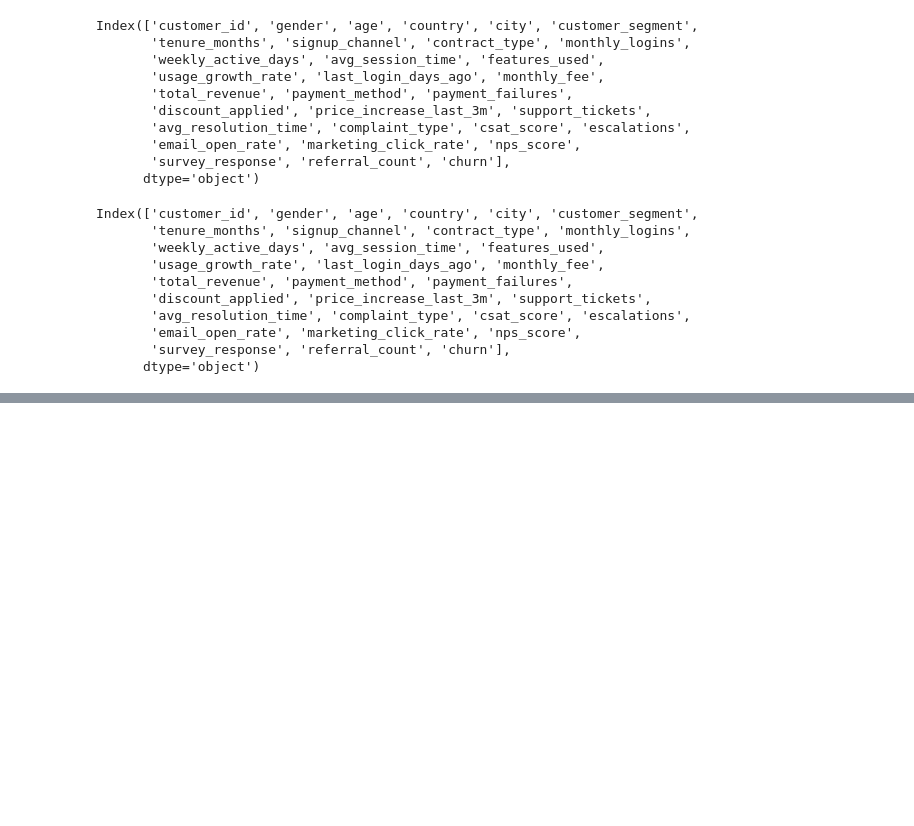
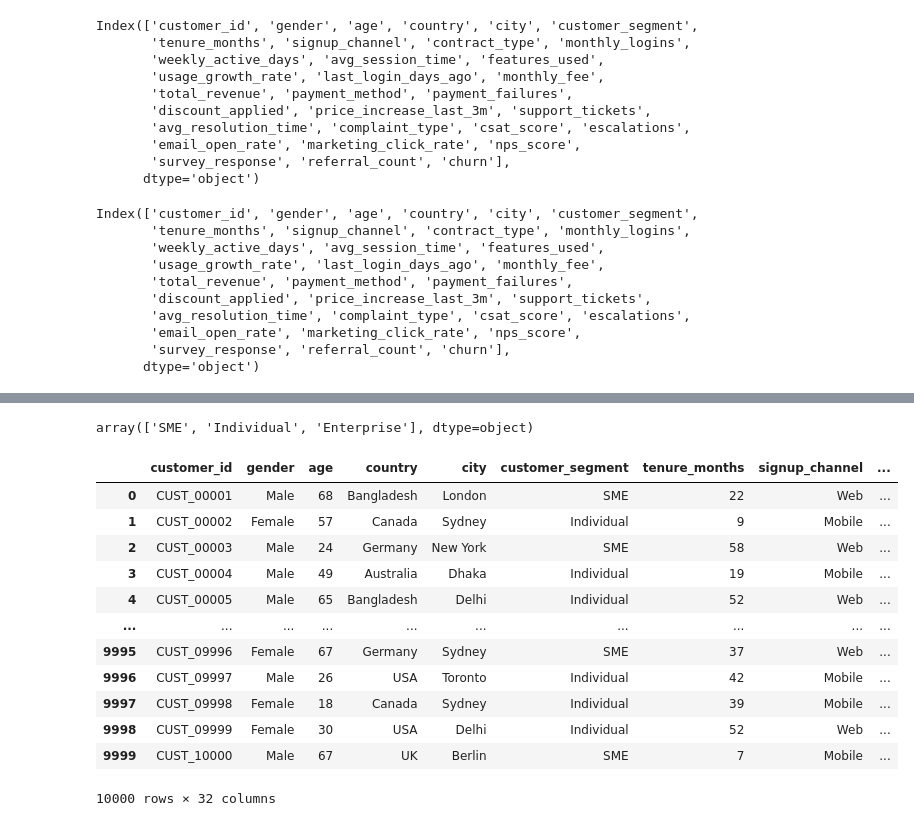
Before and after one commit to AdityaJaiswal440/Hybrid-Churn-Intelligence-Platform, a Jupyter notebook: notebooks/Data-Cleaning.ipynb, the cells around one changed output, grey strips where cells are left out. Saved outputs shown, nothing was run; the diff lists cells and outputs as text; code cells hidden in the pictures; blank space fills up the shorter version.

```diff
--- a/notebooks/Data-Cleaning.ipynb
+++ b/notebooks/Data-Cleaning.ipynb
@@ -389,0 +477,20 @@ Training Rows : 4000
+# %%
+df_copy['customer_segment'].unique()
+# %% [output]
+array(['SME', 'Individual', 'Enterprise'], dtype=object)
+# %%
+df_copy
+# %% [output]
+|  | customer_id | gender | age | country | city | customer_segment | tenure_months | signup_channel | ... |
+| 0 | CUST_00001 | Male | 68 | Bangladesh | London | SME | 22 | Web | ... |
+| 1 | CUST_00002 | Female | 57 | Canada | Sydney | Individual | 9 | Mobile | ... |
+| 2 | CUST_00003 | Male | 24 | Germany | New York | SME | 58 | Web | ... |
+| 3 | CUST_00004 | Male | 49 | Australia | Dhaka | Individual | 19 | Mobile | ... |
+| 4 | CUST_00005 | Male | 65 | Bangladesh | Delhi | Individual | 52 | Web | ... |
+| ... | ... | ... | ... | ... | ... | ... | ... | ... | ... |
+| 9995 | CUST_09996 | Female | 67 | Germany | Sydney | SME | 37 | Web | ... |
+| 9996 | CUST_09997 | Male | 26 | USA | Toronto | Individual | 42 | Mobile | ... |
+| 9997 | CUST_09998 | Female | 18 | Canada | Sydney | Individual | 39 | Mobile | ... |
+| 9998 | CUST_09999 | Female | 30 | USA | Delhi | Individual | 52 | Web | ... |
+| 9999 | CUST_10000 | Male | 67 | UK | Berlin | SME | 7 | Mobile | ... |
+10000 rows × 32 columns
```
Also changed, not shown: parts of 30 cells of this notebook.
